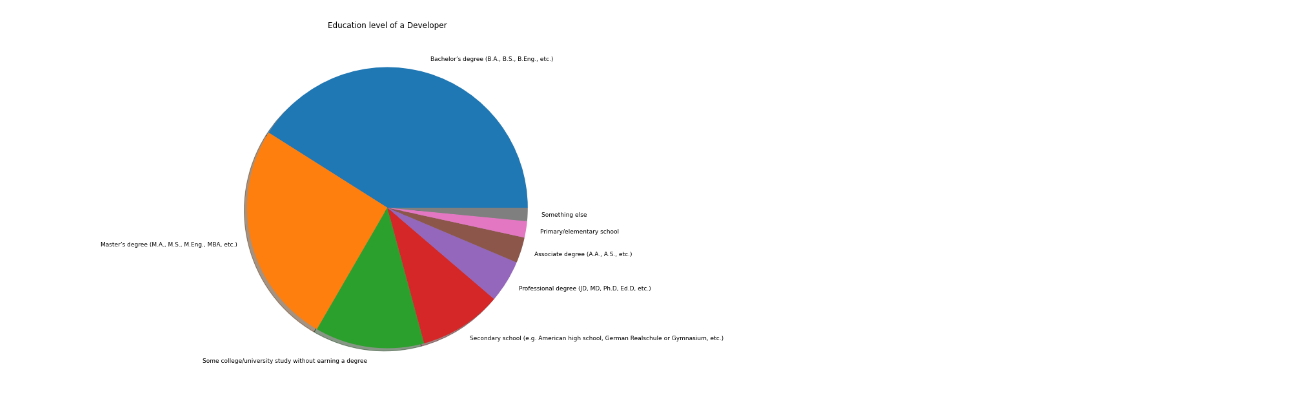
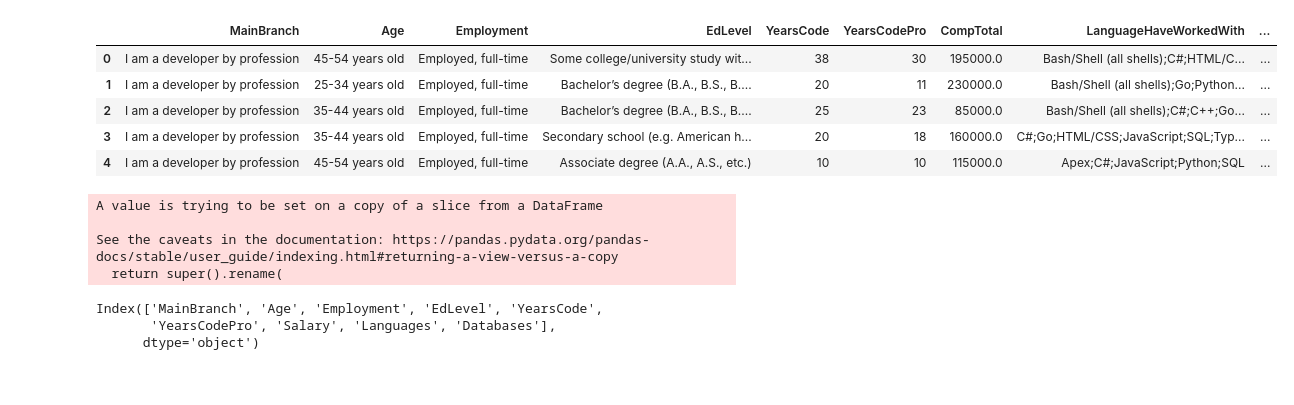
Before and after one commit to 86burke/2024_stack_overflow_survey, a Jupyter notebook: 24_stack_overflow_notebook.ipynb, the cells around one changed output. Cells and saved outputs as stored; diff of their text form; code cells hidden in the pictures.

```diff
--- a/24_stack_overflow_notebook.ipynb
+++ b/24_stack_overflow_notebook.ipynb
@@ -61,3 +68,9 @@ dtype: int64
+# %%
+#creating new dataframe of full time employed workers
+worker_us=US[US['Employment']=='Employed, full-time']
+# %%
+#filtering out missing salaries
+comp = worker_us['CompTotal'] !=0
 # %%
-edulvl_clean = ovsv.dropna(subset = ['EdLevel'])
-edulvl_clean.isna().sum()
+#creating new dataframe with filtered salaries
+us_dev_df = worker_us[comp]
@@ -86,2 +82,3 @@ edulvl_clean['EdLevel'].count()
 # %%
-edulvl_clean['EdLevel'].value_counts()
+#resetting index
+us_dev_df.reset_index(drop=True, inplace=True)
@@ -98,15 +85,24 @@ Name: EdLevel, dtype: int64
 # %%
-fig = plt.figure(figsize=(15,10))
-plt.pie(edulvl_clean['EdLevel'].value_counts(), labels=['Bachelor’s degree (B.A., B.S., B.Eng., etc.)',
-'Master’s degree (M.A., M.S., M.Eng., MBA, etc.)',
-'Some college/university study without earning a degree',
-'Secondary school (e.g. American high school, German Realschule or Gymnasium, etc.)',
-'Professional degree (JD, MD, Ph.D, Ed.D, etc.)',
-'Associate degree (A.A., A.S., etc.)',
-'Primary/elementary school',
-'Something else'],
-shadow = True,
-textprops = {'fontsize': 9})
-plt.title('Education level of a Developer');
+#checking data
+us_dev_df.head(5)
 # %% [output]
-[figure, removed]
+|  | MainBranch | Age | Employment | EdLevel | YearsCode | YearsCodePro | CompTotal | LanguageHaveWorkedWith | ... |
+| 0 | I am a developer by profession | 45-54 years old | Employed, full-time | Some college/university study wit... | 38 | 30 | 195000.0 | Bash/Shell (all shells);C#;HTML/C... | ... |
+| 1 | I am a developer by profession | 25-34 years old | Employed, full-time | Bachelor’s degree (B.A., B.S., B.... | 20 | 11 | 230000.0 | Bash/Shell (all shells);Go;Python... | ... |
+| 2 | I am a developer by profession | 35-44 years old | Employed, full-time | Bachelor’s degree (B.A., B.S., B.... | 25 | 23 | 85000.0 | Bash/Shell (all shells);C#;C++;Go... | ... |
+| 3 | I am a developer by profession | 35-44 years old | Employed, full-time | Secondary school (e.g. American h... | 20 | 18 | 160000.0 | C#;Go;HTML/CSS;JavaScript;SQL;Typ... | ... |
+| 4 | I am a developer by profession | 45-54 years old | Employed, full-time | Associate degree (A.A., A.S., etc.) | 10 | 10 | 115000.0 | Apex;C#;JavaScript;Python;SQL | ... |
+# %%
+#renaming columns
+us_dev_df.rename(columns={'CompTotal':'Salary'}, inplace=True)
+us_dev_df.rename(columns={'LanguageHaveWorkedWith':'Languages'}, inplace=True)
+us_dev_df.rename(columns={'DatabaseHaveWorkedWith':'Databases'}, inplace=True)
+us_dev_df.columns
+# %% [output]
+A value is trying to be set on a copy of a slice from a DataFrame
+
+See the caveats in the documentation: https://pandas.pydata.org/pandas-docs/stable/user_guide/indexing.html#returning-a-view-versus-a-copy
+  return super().rename(
+Index(['MainBranch', 'Age', 'Employment', 'EdLevel', 'YearsCode',
+       'YearsCodePro', 'Salary', 'Languages', 'Databases'],
+      dtype='object')
```
Also changed, not shown: parts of 22 cells of this notebook, 2 other files.
